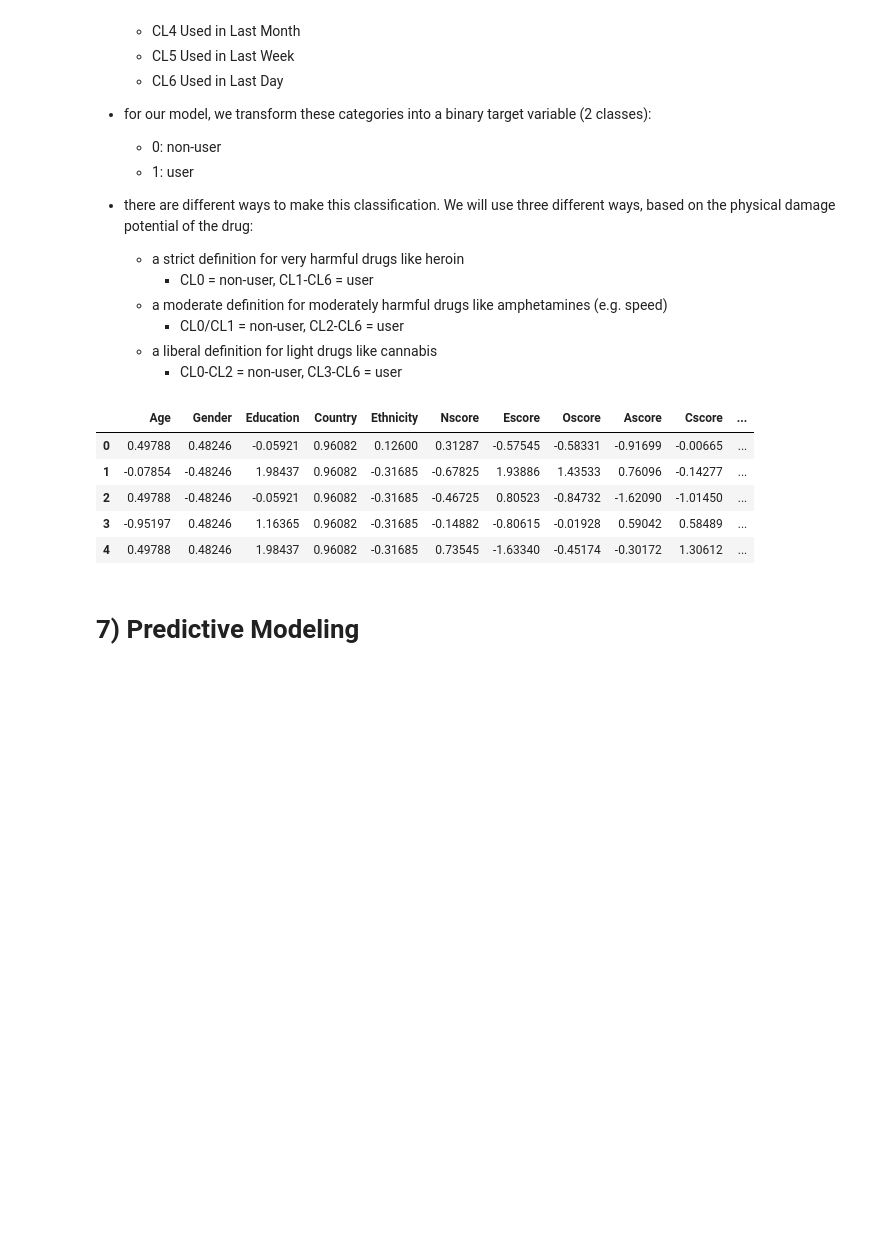
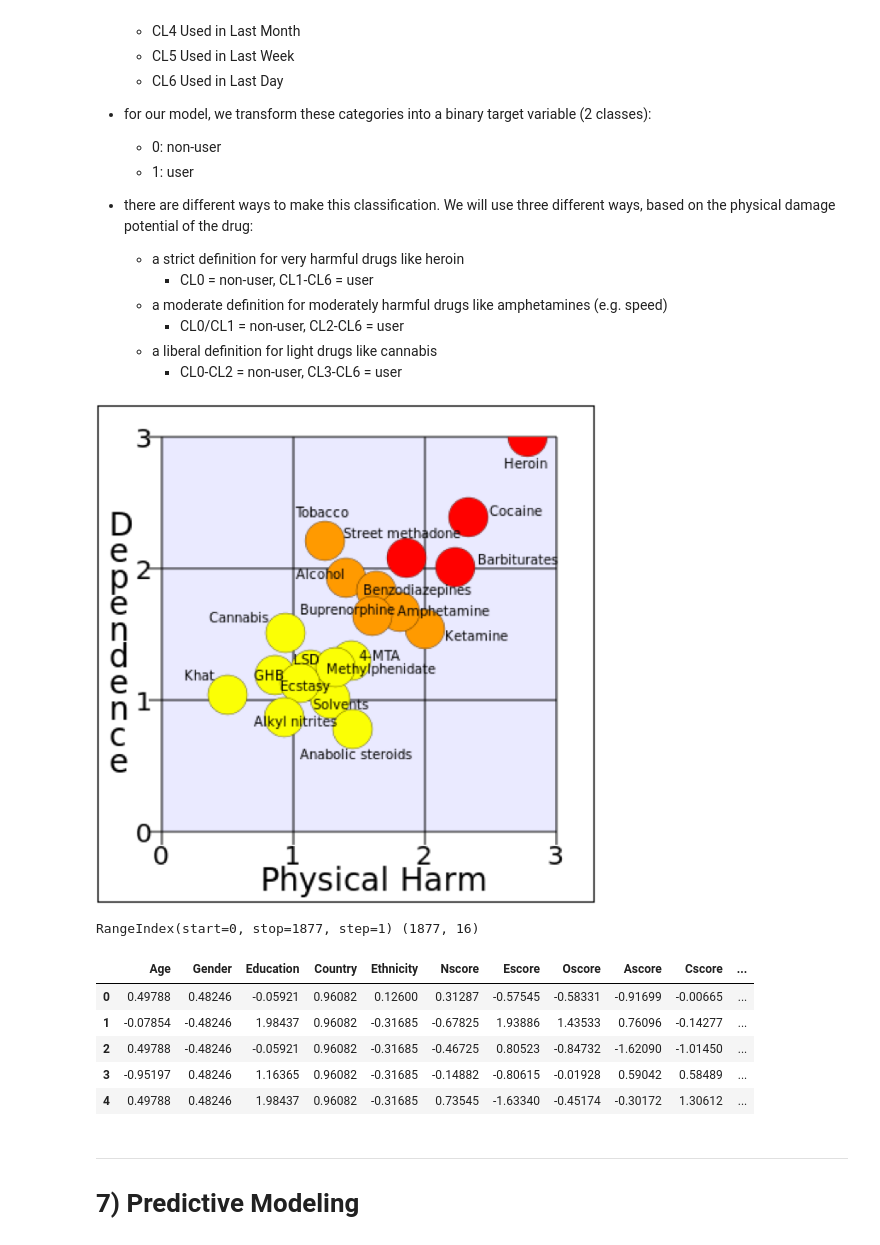
Before and after one commit to KarimaCha/Personality_Drug_Project, a Jupyter notebook: Personality_Drug_Project_Karima.ipynb, the cells around one changed output. Saved outputs shown, nothing was run; the diff lists cells and outputs as text; code cells hidden in the pictures; blank space fills up the shorter version.

```diff
--- a/Personality_Drug_Project_Karima.ipynb
+++ b/Personality_Drug_Project_Karima.ipynb
@@ -325,15 +449,28 @@ df2.groupby('Cannabis').mean().loc[:,['Nscore','Escore','Oscore','Ascore','Cscor
         - CL0/CL1 = non-user, CL2-CL6 = user
     - a liberal definition for light drugs like cannabis
         - CL0-CL2 = non-user, CL3-CL6 = user
+# %%
+pic1 = 'drug_harm_500px.png'
+# https://upload.wikimedia.org/wikipedia/commons/thumb/9/9c/Rational_scale_to_assess_the_
+# harm_of_drugs_%28mean_physical_harm_and_mean_dependence%29.svg/500px-Rational_scale_to_
+# assess_the_harm_of_drugs_%28mean_physical_harm_and_mean_dependence%29.svg.png
+
+pic2 = 'drug_harm_plot.png'  # better!
+# https://uploads-ssl.webflow.com/5ad143610f7efd77b6f188f3/5b2f4a032dc9c81f5e6486cf_pasted-image-0.png
+
+from IPython.display import Image
+Image(pic2, width=500)
+# %% [output]
+[figure, added]
 # %%
 # transforming drug cagtegories into classes (non-user/user)
 
 # CL0	Never Used
-#-------------------- (strict)
+#------------------------------- (strict)
 # CL1	Used over a Decade Ago
-#-------------------- (moderate)
+#------------------------------- (moderate)
 # CL2	Used in Last Decade
-#-------------------- (liberal)
+#------------------------------- (liberal)
 # CL3	Used in Last Year
 # CL4	Used in Last Month
 # CL5	Used in Last Week
@@ -342,12 +479,15 @@ df2.groupby('Cannabis').mean().loc[:,['Nscore','Escore','Oscore','Ascore','Cscor
 df_model = df.iloc[:,1:13].copy()
 
 Heroin_1   = pd.Series([0 if x=='CL0' else 1 for x in df.Heroin], name='Heroin')
+Coke_1     = pd.Series([0 if x=='CL0' else 1 for x in df.Heroin], name='Coke')
 Amphet_2   = pd.Series([0 if x=='CL0' or x=='CL1' else 1 for x in df.Ecstasy], name='Amphet')
 Cannabis_3 = pd.Series([0 if x=='CL0' or x=='CL1' or x=='CL2' else 1 for x in df.Cannabis], name='Cannabis')
 
-df_model = pd.concat([df_model, Cannabis_3, Amphet_2, Heroin_1], axis=1)
+df_model = pd.concat([df_model, Cannabis_3, Amphet_2, Heroin_1, Coke_1], axis=1)
+print(df_model.index, df_model.shape)
 df_model.head()
 # %% [output]
+RangeIndex(start=0, stop=1877, step=1) (1877, 16)
 |  | Age | Gender | Education | Country | Ethnicity | Nscore | Escore | Oscore | Ascore | Cscore | ... |
 | 0 | 0.49788 | 0.48246 | -0.05921 | 0.96082 | 0.12600 | 0.31287 | -0.57545 | -0.58331 | -0.91699 | -0.00665 | ... |
 | 1 | -0.07854 | -0.48246 | 1.98437 | 0.96082 | -0.31685 | -0.67825 | 1.93886 | 1.43533 | 0.76096 | -0.14277 | ... |
@@ -357,5 +497,6 @@ df_model.head()
 # %%
 # Future Work: do it for all remaining drugs, or even for drug groups/pleiades
 # %% [markdown]
+---
 # 7) Predictive Modeling
 # %% [markdown]
```
Also changed, not shown: parts of 77 cells of this notebook, 3 other files.
